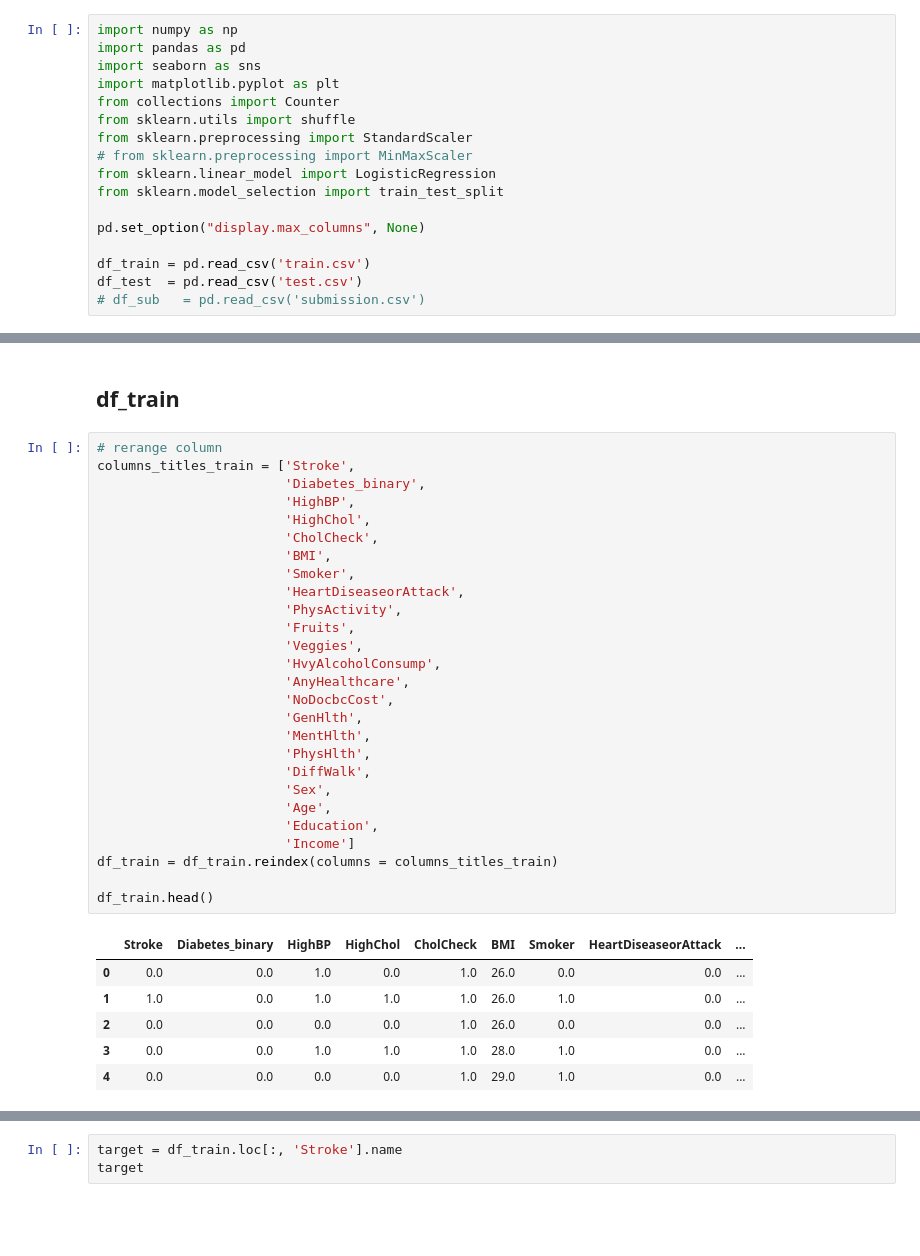
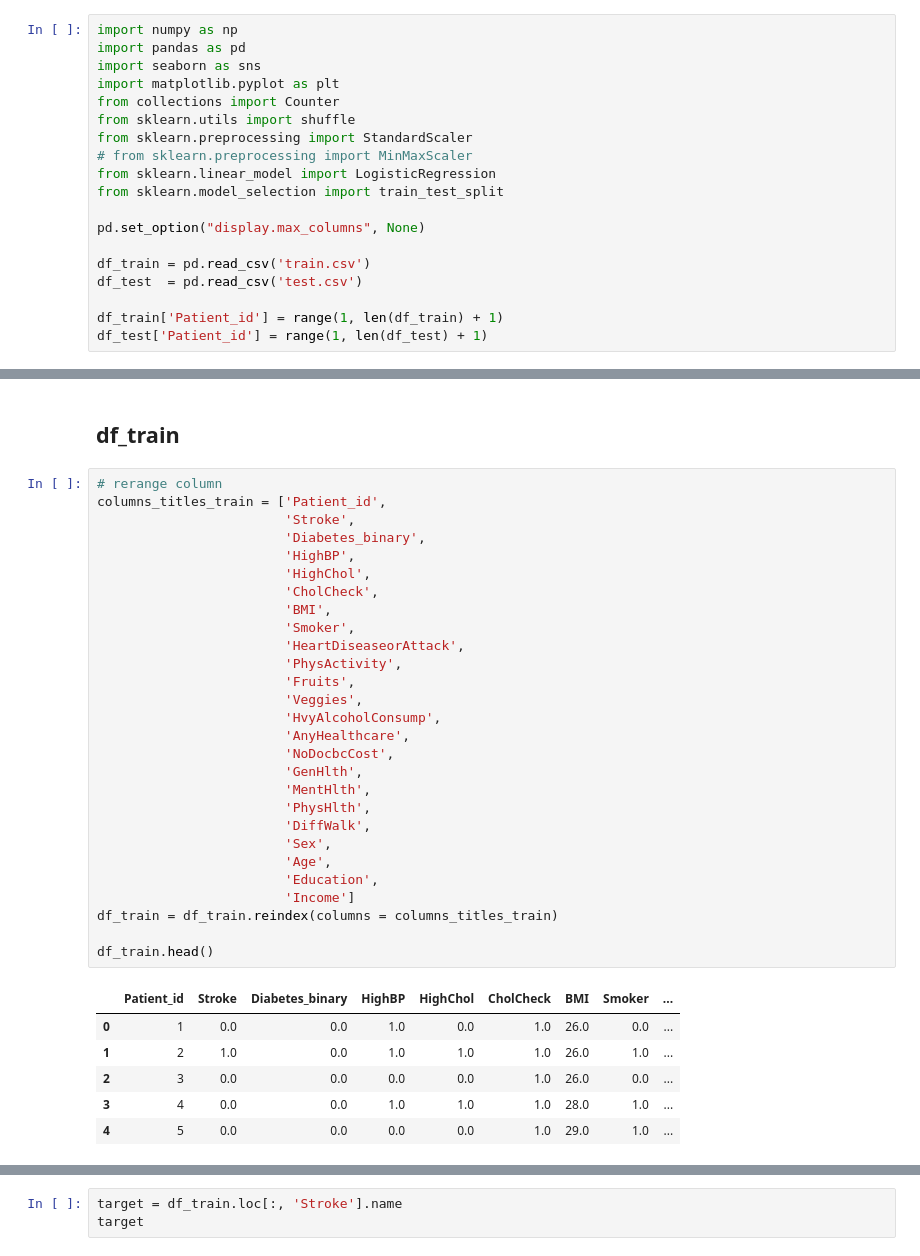
Before and after one commit to ric3b0wl/ECGR4105-IntroML, a Jupyter notebook: final_project/stroke_pytorch_nn.ipynb, the cells around one changed output, grey strips where cells are left out. Drawn from its saved outputs; the diff is of its cells as text; blank space fills up the shorter version.

```diff
--- a/final_project/stroke_pytorch_nn.ipynb
+++ b/final_project/stroke_pytorch_nn.ipynb
@@ -16,4 +16,6 @@ pd.set_option("display.max_columns", None)
 
 df_train = pd.read_csv('train.csv')
 df_test  = pd.read_csv('test.csv')
-# df_sub   = pd.read_csv('submission.csv')
+
+df_train['Patient_id'] = range(1, len(df_train) + 1)
+df_test['Patient_id'] = range(1, len(df_test) + 1)
@@ -21,38 +55,39 @@ df_test  = pd.read_csv('test.csv')
 ## df_train
 # %%
 # rerange column
-columns_titles_train = ['Stroke',
+columns_titles_train = ['Patient_id',
+                        'Stroke',
                         'Diabetes_binary',
                         'HighBP',
                         'HighChol',
                         'CholCheck',
                         'BMI',
                         'Smoker',
                         'HeartDiseaseorAttack',
                         'PhysActivity',
                         'Fruits',
                         'Veggies',
                         'HvyAlcoholConsump',
                         'AnyHealthcare',
                         'NoDocbcCost',
                         'GenHlth',
                         'MentHlth',
                         'PhysHlth',
                         'DiffWalk',
                         'Sex',
                         'Age',
                         'Education',
                         'Income']
 df_train = df_train.reindex(columns = columns_titles_train)
 
 df_train.head()
 # %% [output]
-|  | Stroke | Diabetes_binary | HighBP | HighChol | CholCheck | BMI | Smoker | HeartDiseaseorAttack | ... |
-| 0 | 0.0 | 0.0 | 1.0 | 0.0 | 1.0 | 26.0 | 0.0 | 0.0 | ... |
-| 1 | 1.0 | 0.0 | 1.0 | 1.0 | 1.0 | 26.0 | 1.0 | 0.0 | ... |
-| 2 | 0.0 | 0.0 | 0.0 | 0.0 | 1.0 | 26.0 | 0.0 | 0.0 | ... |
-| 3 | 0.0 | 0.0 | 1.0 | 1.0 | 1.0 | 28.0 | 1.0 | 0.0 | ... |
-| 4 | 0.0 | 0.0 | 0.0 | 0.0 | 1.0 | 29.0 | 1.0 | 0.0 | ... |
+|  | Patient_id | Stroke | Diabetes_binary | HighBP | HighChol | CholCheck | BMI | Smoker | ... |
+| 0 | 1 | 0.0 | 0.0 | 1.0 | 0.0 | 1.0 | 26.0 | 0.0 | ... |
+| 1 | 2 | 1.0 | 0.0 | 1.0 | 1.0 | 1.0 | 26.0 | 1.0 | ... |
+| 2 | 3 | 0.0 | 0.0 | 0.0 | 0.0 | 1.0 | 26.0 | 0.0 | ... |
+| 3 | 4 | 0.0 | 0.0 | 1.0 | 1.0 | 1.0 | 28.0 | 1.0 | ... |
+| 4 | 5 | 0.0 | 0.0 | 0.0 | 0.0 | 1.0 | 29.0 | 1.0 | ... |
 # %%
 # putting 'Stroke' colums at the start of dataset for better management
 # dropped some feature value are ambiguous
```
Also changed, not shown: parts of 38 cells of this notebook, 3 other files.
